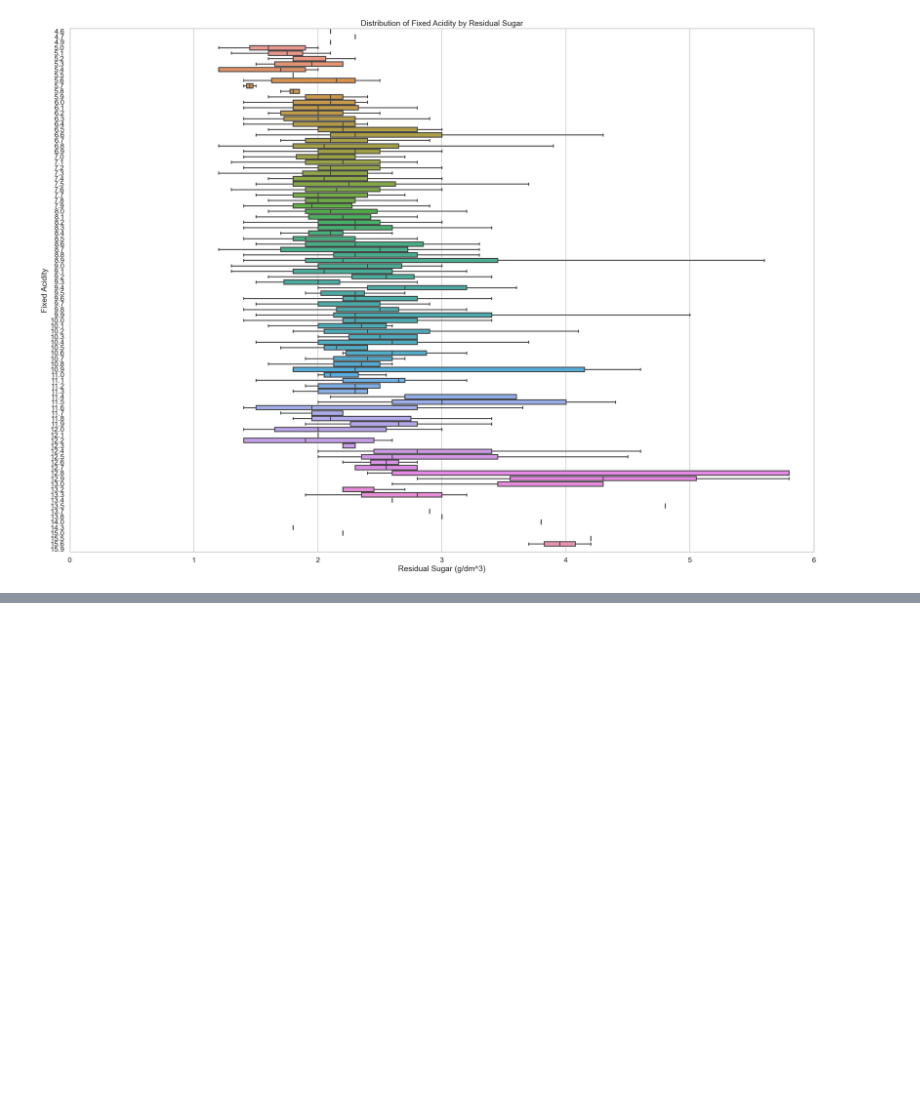
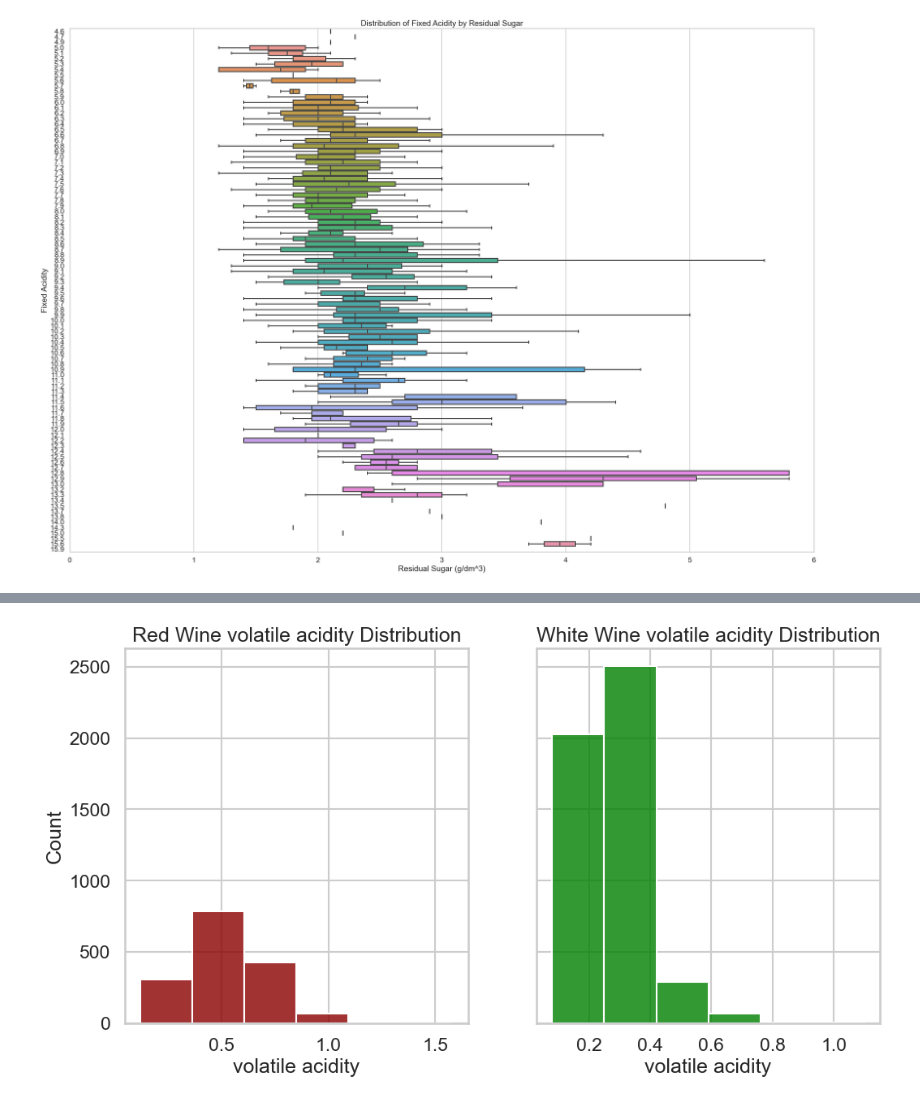
Before and after one commit to sfdatade/blueberry_winerys_project, a Jupyter notebook: BlueBerry_Winery_Project.ipynb, the cells around one changed output, grey strips where cells are left out. Saved outputs shown, nothing was run; the diff lists cells and outputs as text; code cells hidden in the pictures; blank space fills up the shorter version.

```diff
--- a/BlueBerry_Winery_Project.ipynb
+++ b/BlueBerry_Winery_Project.ipynb
@@ -528,0 +560,25 @@ plt.show()
+# %%
+# Set style and context for the plot
+sns.set_style('whitegrid')
+sns.set_context('talk')
+
+# Create subplots
+fig, axes = plt.subplots(nrows=1, ncols=2, figsize=(12, 6), sharey=True)
+
+# Plot histograms of wine volatile acidity for red and white wines
+sns.histplot(ax=axes[0], data=red_wine, x='volatile acidity', bins=6, color='darkred', alpha=0.8)
+sns.histplot(ax=axes[1], data=white_wine, x='volatile acidity', bins=6, color='green', alpha=0.8)
+
+# Set x and y axis labels
+axes[0].set_xlabel('volatile acidity')
+axes[0].set_ylabel('Count')
+axes[1].set_xlabel('volatile acidity')
+
+# Set titles for the subplots
+axes[0].set_title('Red Wine volatile acidity Distribution')
+axes[1].set_title('White Wine volatile acidity Distribution')
+
+# Show the plot
+plt.show()
+# %% [output]
+[figure, added]
```
Also changed, not shown: parts of 14 cells of this notebook.
